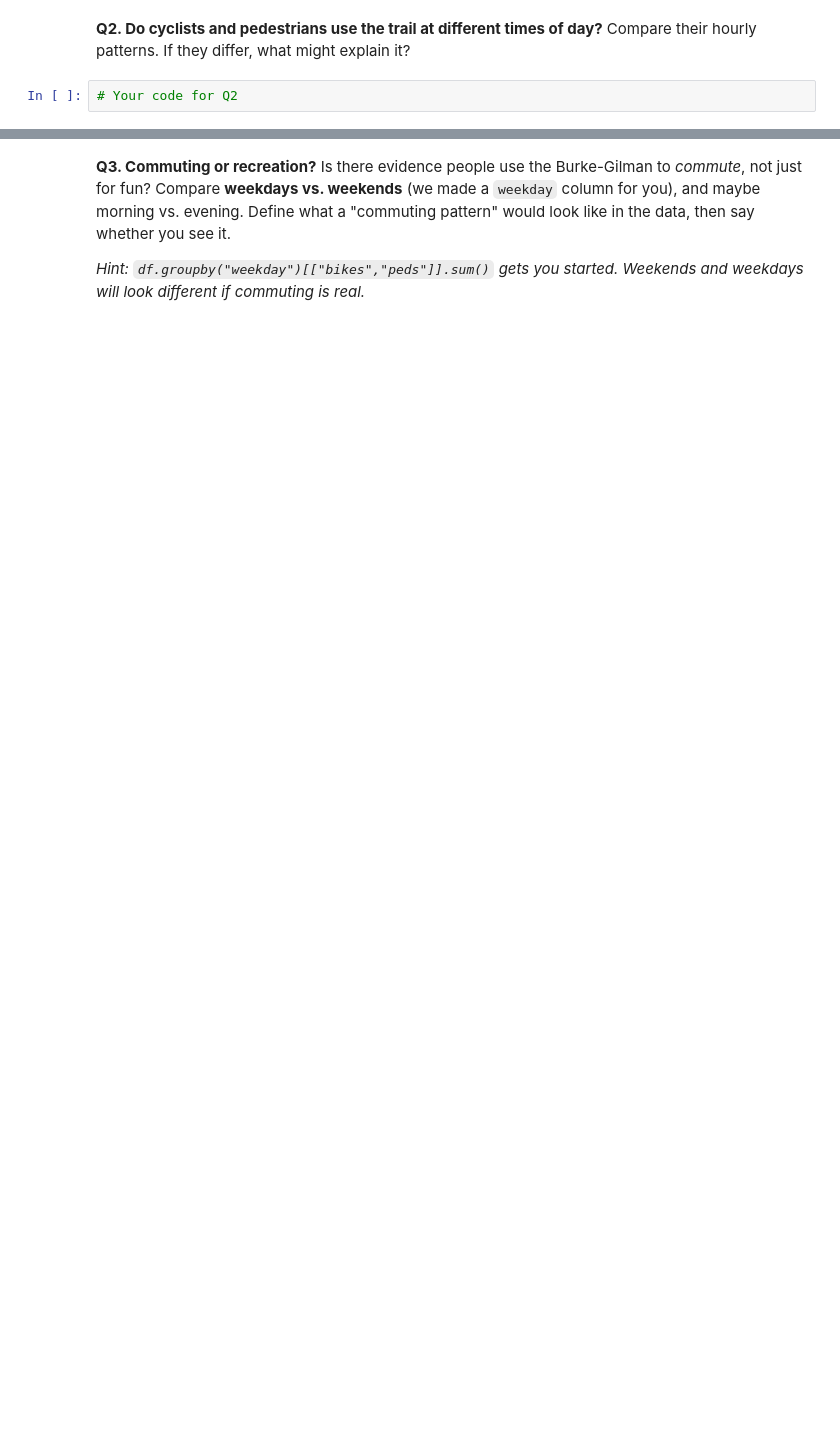
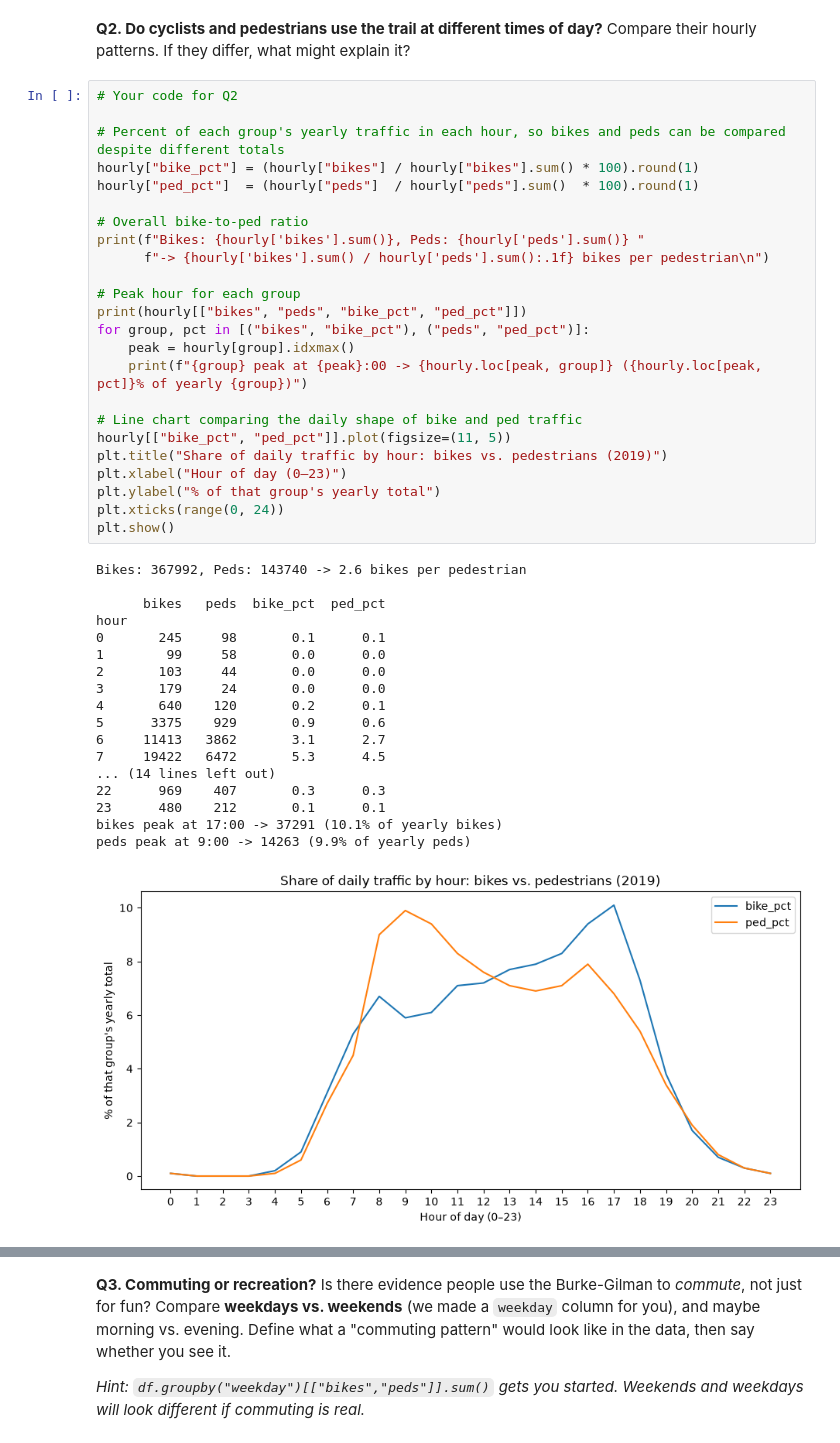
Before and after one commit to pawatp-uw/hcde-410, a Jupyter notebook: A1/A1.ipynb, the cells around one changed output, grey strips where cells are left out. Cells and saved outputs as stored; diff of their text form; blank space fills up the shorter version.

```diff
--- a/A1/A1.ipynb
+++ b/A1/A1.ipynb
@@ -110,6 +199,47 @@ Decide what *busy* means to you first — a single hour? a stretch of the day? b
 Compare their hourly patterns. If they differ, what might explain it?
 # %%
 # Your code for Q2
+
+# Percent of each group's yearly traffic in each hour, so bikes and peds can be compared despite different totals
+hourly["bike_pct"] = (hourly["bikes"] / hourly["bikes"].sum() * 100).round(1)
+hourly["ped_pct"]  = (hourly["peds"]  / hourly["peds"].sum()  * 100).round(1)
+
+# Overall bike-to-ped ratio
+print(f"Bikes: {hourly['bikes'].sum()}, Peds: {hourly['peds'].sum()} "
+      f"-> {hourly['bikes'].sum() / hourly['peds'].sum():.1f} bikes per pedestrian\n")
+
+# Peak hour for each group
+print(hourly[["bikes", "peds", "bike_pct", "ped_pct"]])
+for group, pct in [("bikes", "bike_pct"), ("peds", "ped_pct")]:
+    peak = hourly[group].idxmax()
+    print(f"{group} peak at {peak}:00 -> {hourly.loc[peak, group]} ({hourly.loc[peak, pct]}% of yearly {group})")
+
+# Line chart comparing the daily shape of bike and ped traffic
+hourly[["bike_pct", "ped_pct"]].plot(figsize=(11, 5))
+plt.title("Share of daily traffic by hour: bikes vs. pedestrians (2019)")
+plt.xlabel("Hour of day (0–23)")
+plt.ylabel("% of that group's yearly total")
+plt.xticks(range(0, 24))
+plt.show()
+# %% [output]
+Bikes: 367992, Peds: 143740 -> 2.6 bikes per pedestrian
+
+      bikes   peds  bike_pct  ped_pct
+hour
+0       245     98       0.1      0.1
+1        99     58       0.0      0.0
+2       103     44       0.0      0.0
+3       179     24       0.0      0.0
+4       640    120       0.2      0.1
+5      3375    929       0.9      0.6
+6     11413   3862       3.1      2.7
+7     19422   6472       5.3      4.5
+... (14 lines left out)
+22      969    407       0.3      0.3
+23      480    212       0.1      0.1
+bikes peak at 17:00 -> 37291 (10.1% of yearly bikes)
+peds peak at 9:00 -> 14263 (9.9% of yearly peds)
+[figure, added]
 # %% [markdown]
 **Your Q2 answer:**
 
```
Also changed, not shown: parts of 14 cells of this notebook, 1 other file.
